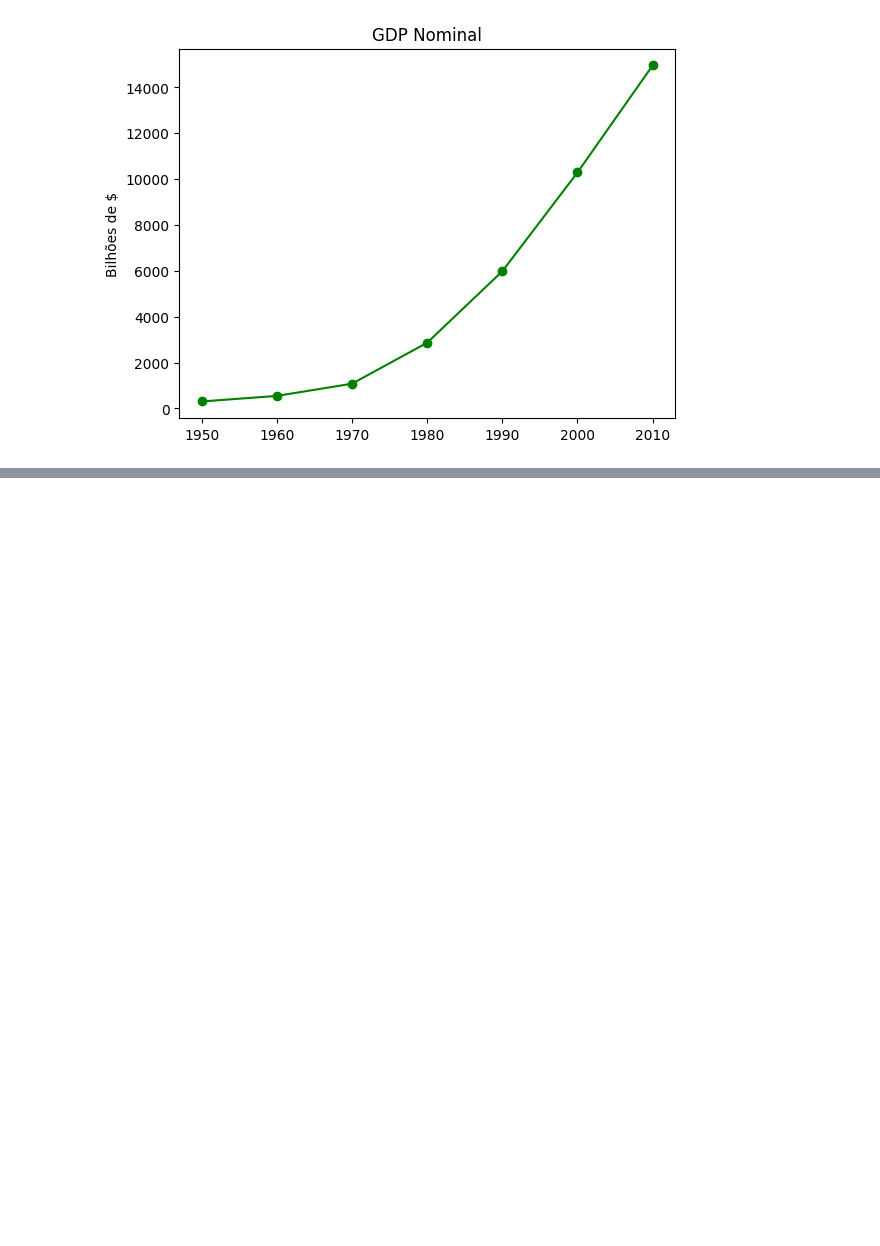
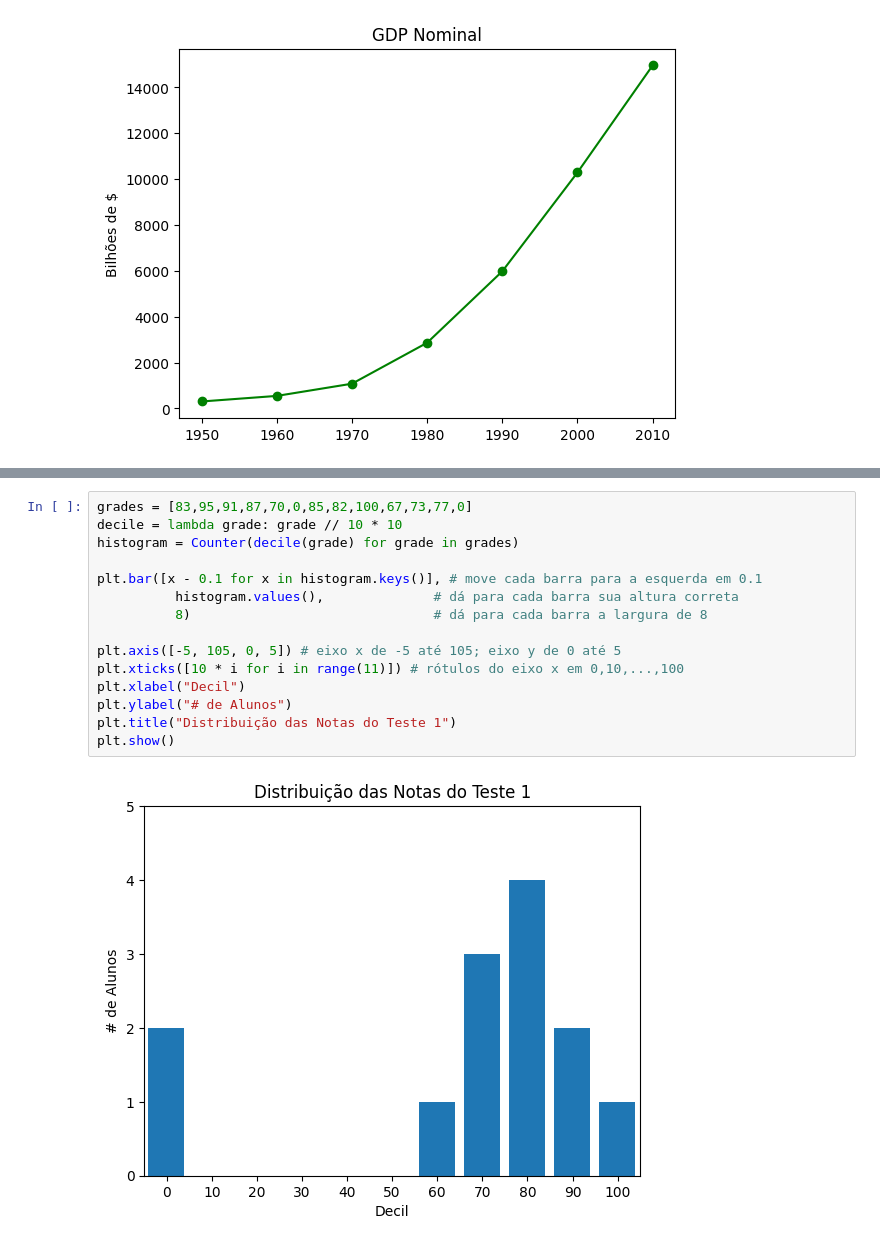
Before and after one commit to Dangelo-dev/Python, a Jupyter notebook: praticaDataScience.ipynb, the cells around one changed output, grey strips where cells are left out. Drawn from its saved outputs; the diff is of its cells as text; blank space fills up the shorter version.

```diff
--- a/praticaDataScience.ipynb
+++ b/praticaDataScience.ipynb
@@ -829,0 +849,17 @@ plt.show()
+# %%
+grades = [83,95,91,87,70,0,85,82,100,67,73,77,0]
+decile = lambda grade: grade // 10 * 10
+histogram = Counter(decile(grade) for grade in grades)
+
+plt.bar([x - 0.1 for x in histogram.keys()], # move cada barra para a esquerda em 0.1
+          histogram.values(),              # dá para cada barra sua altura correta
+          8)                               # dá para cada barra a largura de 8
+
+plt.axis([-5, 105, 0, 5]) # eixo x de -5 até 105; eixo y de 0 até 5
+plt.xticks([10 * i for i in range(11)]) # rótulos do eixo x em 0,10,...,100
+plt.xlabel("Decil")
+plt.ylabel("# de Alunos")
+plt.title("Distribuição das Notas do Teste 1")
+plt.show()
+# %% [output]
+[figure, added]
```
Also changed, not shown: parts of 3 cells of this notebook.
